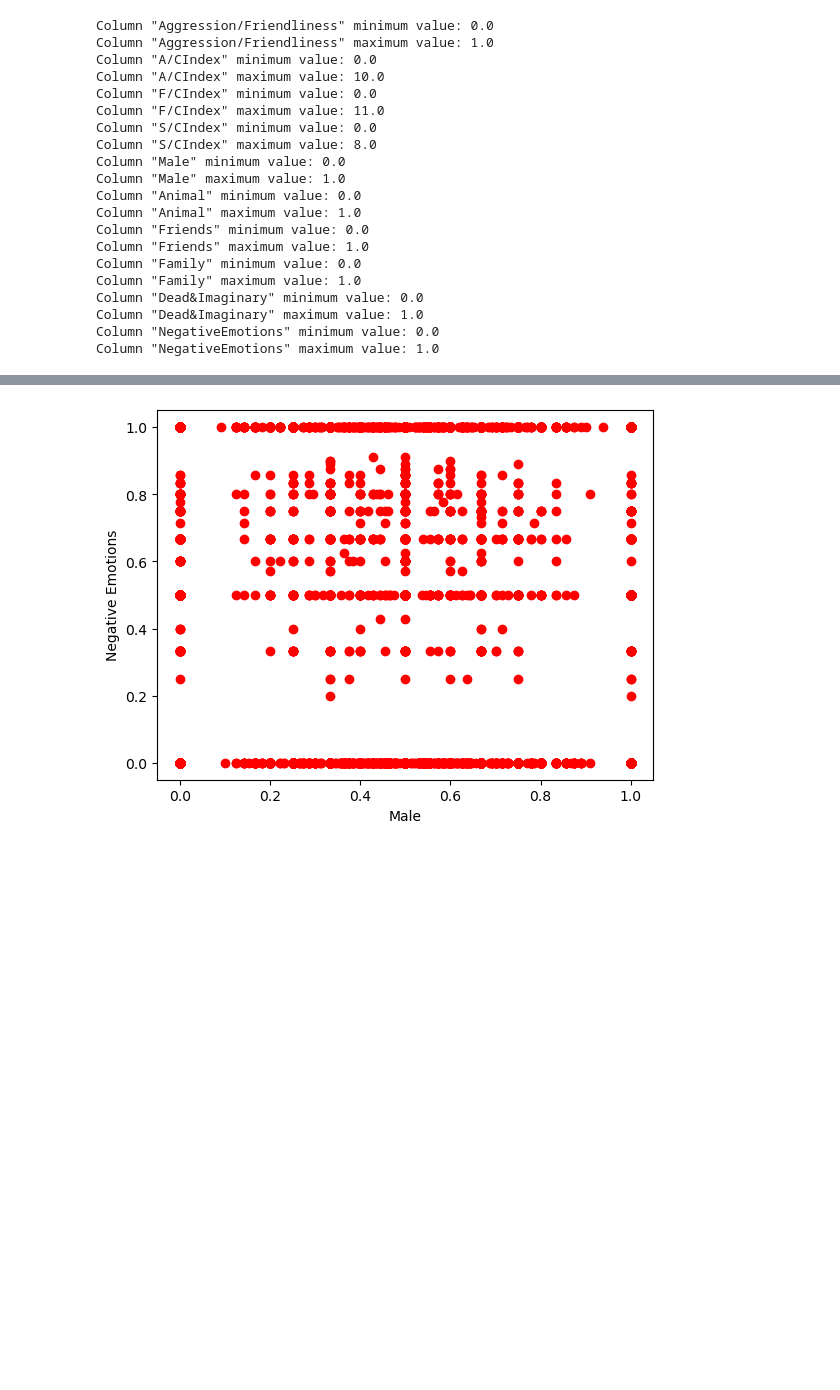
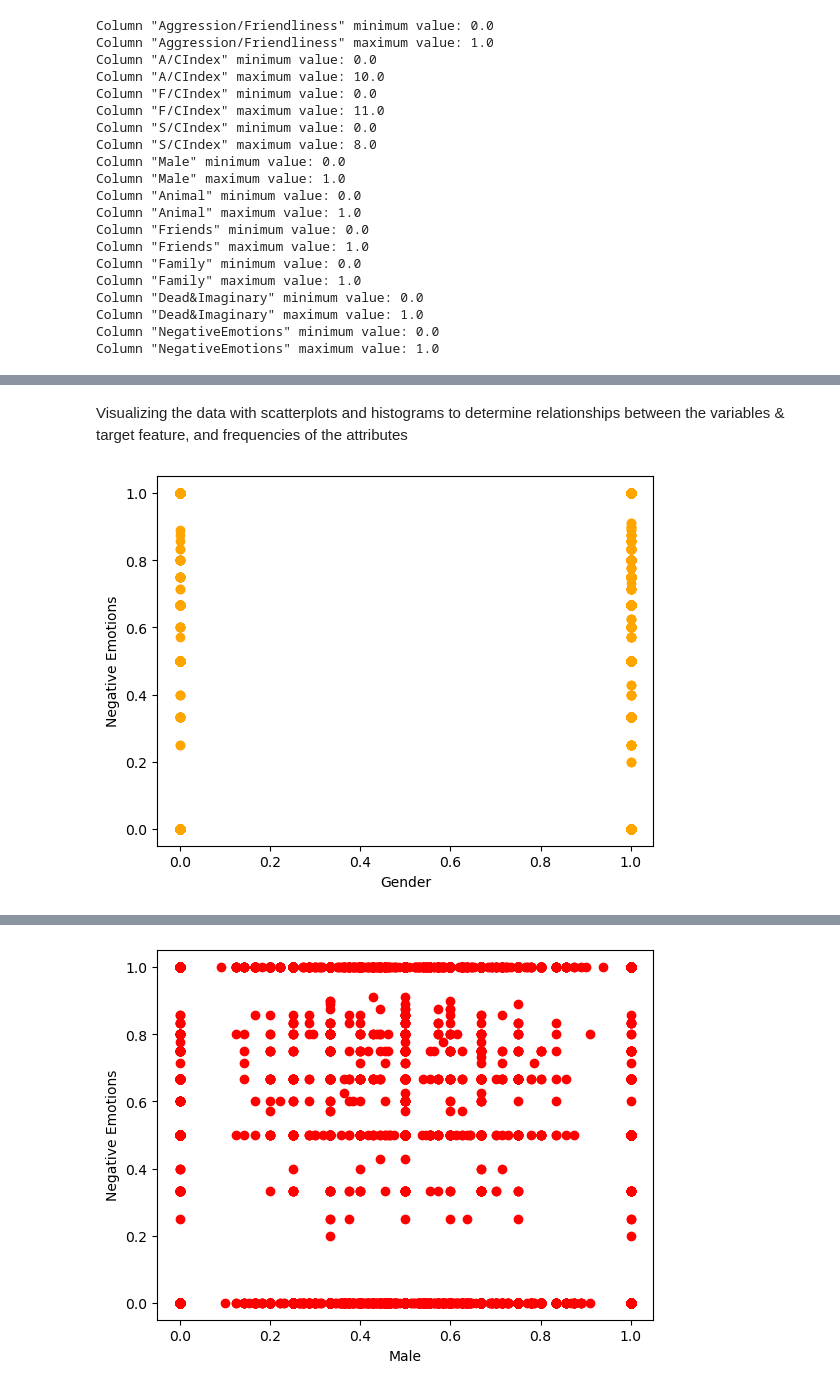
Before and after one commit to erika-ld/CPSC483-Machine-Learning-Project, a Jupyter notebook: data_preprocessing.ipynb, the cells around one changed output, grey strips where cells are left out. Cells and saved outputs as stored; diff of their text form; code cells hidden in the pictures; blank space fills up the shorter version.

Commit message:
Update the data_preprocessing notebook to be more informative and have matching graphs

```diff
--- a/data_preprocessing.ipynb
+++ b/data_preprocessing.ipynb
@@ -292,3 +270,12 @@ Column "S/CIndex" maximum value: 1.0
 | 6056 | 1.0 | 0.000000 | 0.000000 | 0.000000 | 0.000000 | 0.0 | 1.000000 | 0.000000 | 0.000000 | ... |
 | 3755 | 1.0 | 0.000000 | 0.000000 | 0.000000 | 0.200000 | 0.0 | 0.142857 | 0.040000 | 0.127273 | ... |
 | 15650 | 1.0 | 0.600000 | 0.166667 | 0.200000 | 0.300000 | 0.0 | 0.625000 | 0.066667 | 0.022727 | ... |
+# %% [markdown]
+Visualizing the data with scatterplots and histograms to determine relationships between the variables & target feature, and frequencies of the attributes
+# %%
+plt.xlabel("Gender")
+plt.ylabel("Negative Emotions")
+plt.scatter(X_train['Gender'], y_train, color = 'orange')
+plt.show()
+# %% [output]
+[figure, added]
```
Also changed, not shown: parts of 17 cells of this notebook.
